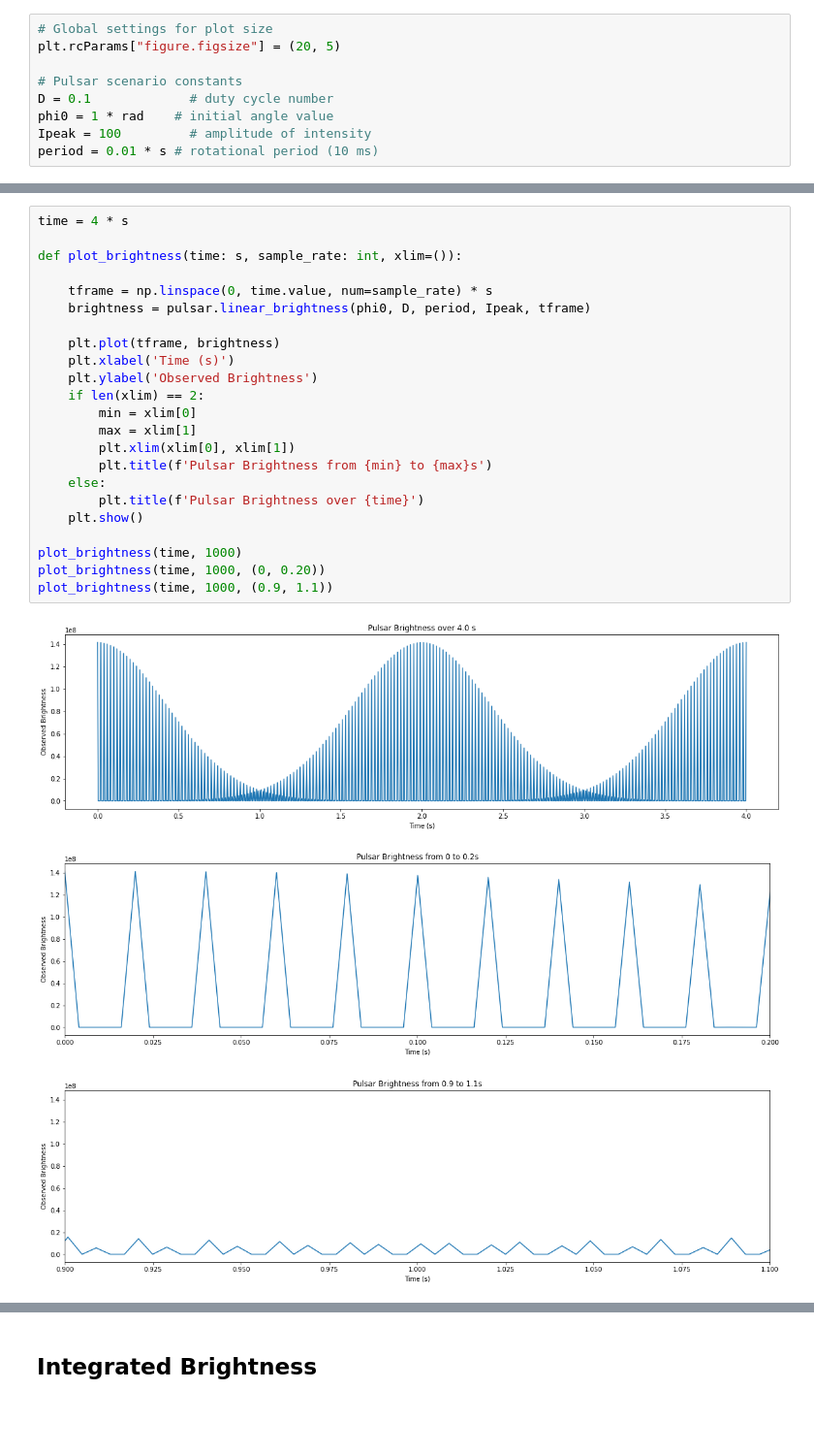
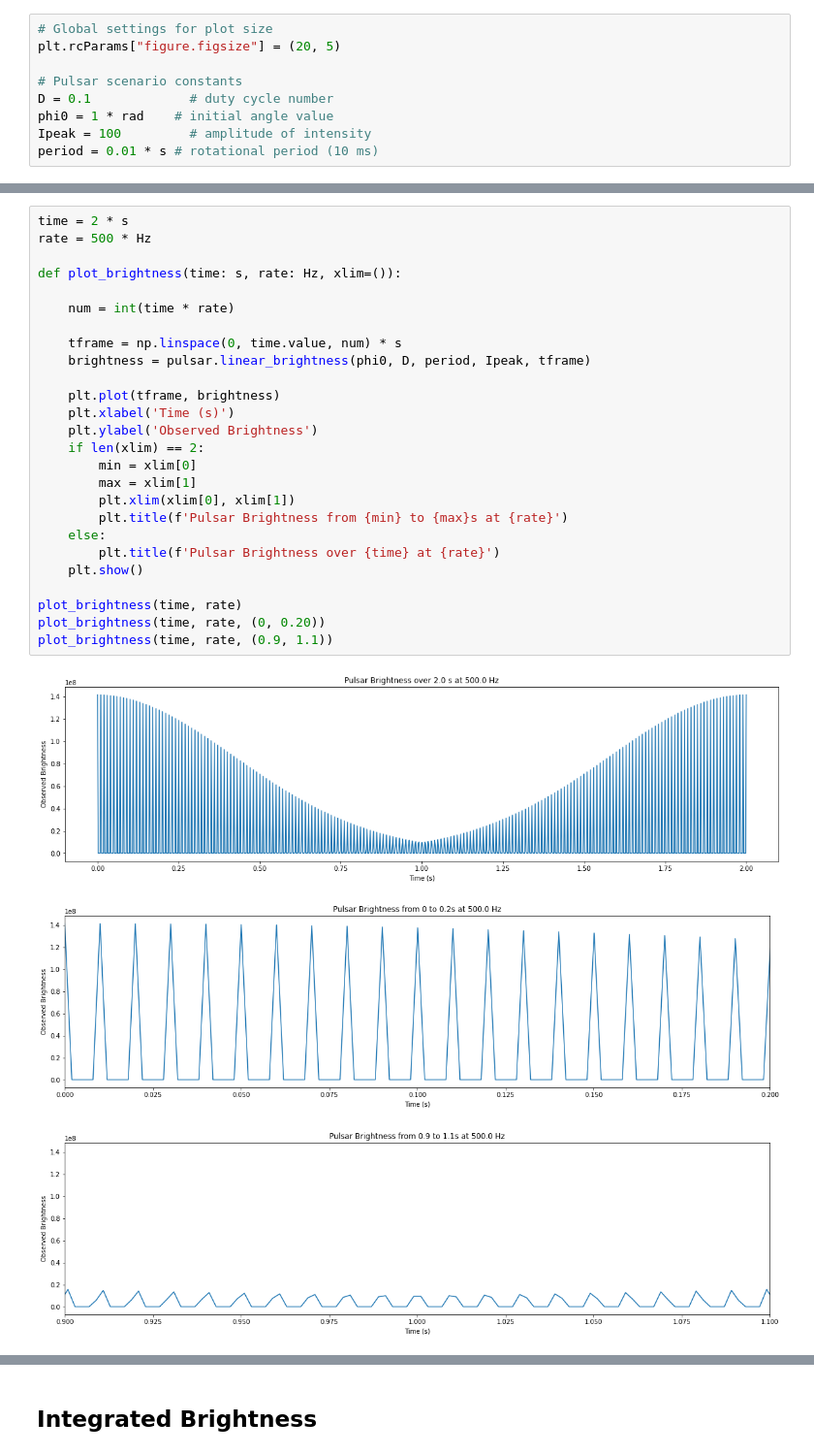
Before and after one commit to louisbranch/cta200_2022, a Jupyter notebook: project/project.ipynb, the cells around one changed output, grey strips where cells are left out. Shown at 97% size. Cells and saved outputs as stored; diff of their text form; blank space fills up the shorter version.

```diff
--- a/project/project.ipynb
+++ b/project/project.ipynb
@@ -83,29 +88,32 @@ The next two plots show individual pulses at its highest and lowest observed
 brightness. From both images we can see one pulse for each rotational period
 (0.01s).
 # %%
-time = 4 * s
+time = 2 * s
+rate = 500 * Hz
 
-def plot_brightness(time: s, sample_rate: int, xlim=()):
+def plot_brightness(time: s, rate: Hz, xlim=()):
 
-    tframe = np.linspace(0, time.value, num=sample_rate) * s
+    num = int(time * rate)
+
+    tframe = np.linspace(0, time.value, num) * s
     brightness = pulsar.linear_brightness(phi0, D, period, Ipeak, tframe)
 
     plt.plot(tframe, brightness)
     plt.xlabel('Time (s)')
     plt.ylabel('Observed Brightness')
     if len(xlim) == 2:
         min = xlim[0]
         max = xlim[1]
         plt.xlim(xlim[0], xlim[1])
-        plt.title(f'Pulsar Brightness from {min} to {max}s')
+        plt.title(f'Pulsar Brightness from {min} to {max}s at {rate}')
     else:
-        plt.title(f'Pulsar Brightness over {time}')
+        plt.title(f'Pulsar Brightness over {time} at {rate}')
     plt.show()
 
-plot_brightness(time, 1000)
-plot_brightness(time, 1000, (0, 0.20))
-plot_brightness(time, 1000, (0.9, 1.1))
+plot_brightness(time, rate)
+plot_brightness(time, rate, (0, 0.20))
+plot_brightness(time, rate, (0.9, 1.1))
 # %% [output]
-[figure, old version]
+[figure, new version]
-[figure, old version]
+[figure, new version]
-[figure, old version]
+[figure, new version]
```
Also changed, not shown: parts of 7 cells of this notebook.
